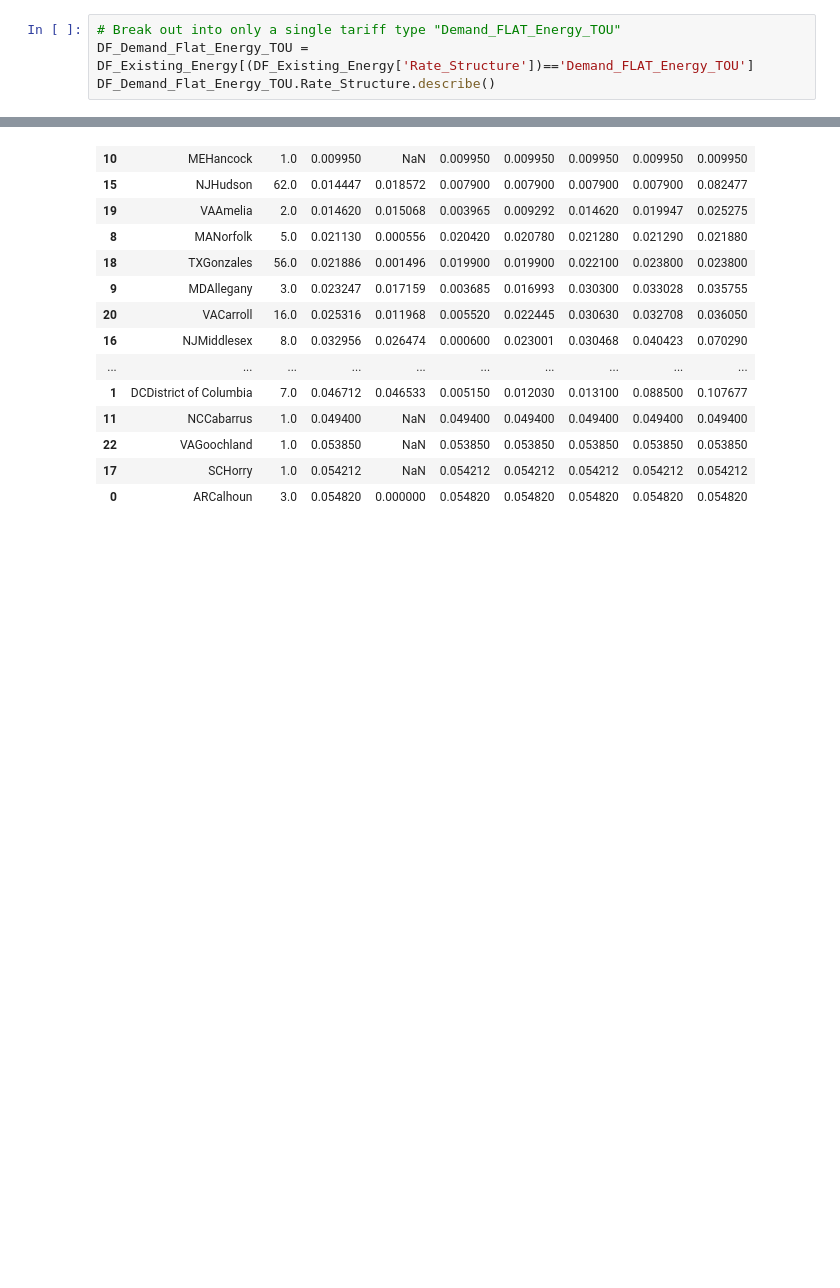
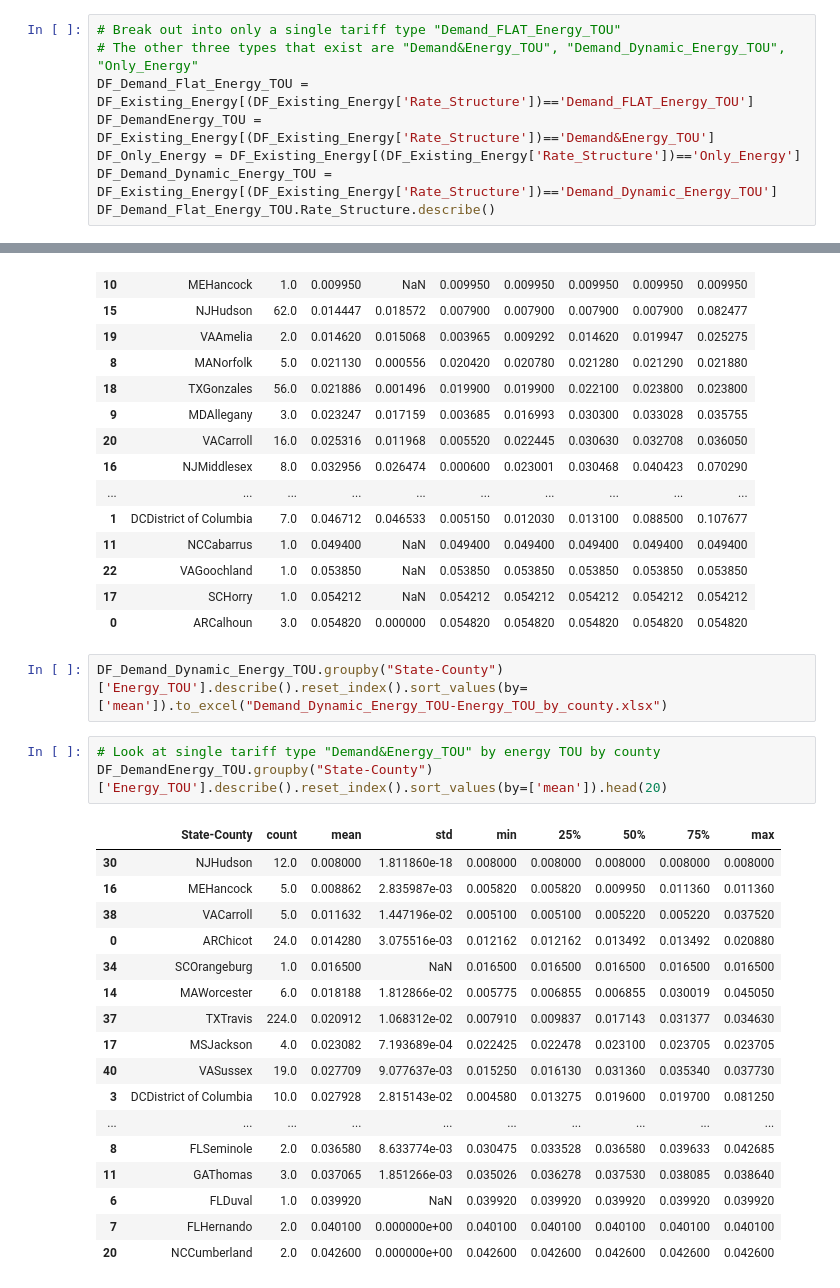
Before and after one commit to Protagonist888/TariffDB_Filter, a Jupyter notebook: Violin Chart Creator.ipynb, the cells around one changed output, grey strips where cells are left out. Saved outputs shown, nothing was run; the diff lists cells and outputs as text; blank space fills up the shorter version.

```diff
--- a/Violin Chart Creator.ipynb
+++ b/Violin Chart Creator.ipynb
@@ -98,6 +98,10 @@ sns.despine()
 [figure]
 # %%
 # Break out into only a single tariff type "Demand_FLAT_Energy_TOU"
+# The other three types that exist are "Demand&Energy_TOU", "Demand_Dynamic_Energy_TOU", "Only_Energy"
 DF_Demand_Flat_Energy_TOU = DF_Existing_Energy[(DF_Existing_Energy['Rate_Structure'])=='Demand_FLAT_Energy_TOU']
+DF_DemandEnergy_TOU = DF_Existing_Energy[(DF_Existing_Energy['Rate_Structure'])=='Demand&Energy_TOU']
+DF_Only_Energy = DF_Existing_Energy[(DF_Existing_Energy['Rate_Structure'])=='Only_Energy']
+DF_Demand_Dynamic_Energy_TOU = DF_Existing_Energy[(DF_Existing_Energy['Rate_Structure'])=='Demand_Dynamic_Energy_TOU']
 DF_Demand_Flat_Energy_TOU.Rate_Structure.describe()
 # %% [output]
@@ -281,3 +271,26 @@ DF_Demand_Dynamic_Energy_TOU.groupby("State-County")['Energy_TOU'].describe().re
 | 22 | VAGoochland | 1.0 | 0.053850 | NaN | 0.053850 | 0.053850 | 0.053850 | 0.053850 | 0.053850 |
 | 17 | SCHorry | 1.0 | 0.054212 | NaN | 0.054212 | 0.054212 | 0.054212 | 0.054212 | 0.054212 |
 | 0 | ARCalhoun | 3.0 | 0.054820 | 0.000000 | 0.054820 | 0.054820 | 0.054820 | 0.054820 | 0.054820 |
+# %%
+DF_Demand_Dynamic_Energy_TOU.groupby("State-County")['Energy_TOU'].describe().reset_index().sort_values(by=['mean']).to_excel("Demand_Dynamic_Energy_TOU-Energy_TOU_by_county.xlsx")
+# %%
+# Look at single tariff type "Demand&Energy_TOU" by energy TOU by county
+DF_DemandEnergy_TOU.groupby("State-County")['Energy_TOU'].describe().reset_index().sort_values(by=['mean']).head(20)
+# %% [output]
+|  | State-County | count | mean | std | min | 25% | 50% | 75% | max |
+| 30 | NJHudson | 12.0 | 0.008000 | 1.811860e-18 | 0.008000 | 0.008000 | 0.008000 | 0.008000 | 0.008000 |
+| 16 | MEHancock | 5.0 | 0.008862 | 2.835987e-03 | 0.005820 | 0.005820 | 0.009950 | 0.011360 | 0.011360 |
+| 38 | VACarroll | 5.0 | 0.011632 | 1.447196e-02 | 0.005100 | 0.005100 | 0.005220 | 0.005220 | 0.037520 |
+| 0 | ARChicot | 24.0 | 0.014280 | 3.075516e-03 | 0.012162 | 0.012162 | 0.013492 | 0.013492 | 0.020880 |
+| 34 | SCOrangeburg | 1.0 | 0.016500 | NaN | 0.016500 | 0.016500 | 0.016500 | 0.016500 | 0.016500 |
+| 14 | MAWorcester | 6.0 | 0.018188 | 1.812866e-02 | 0.005775 | 0.006855 | 0.006855 | 0.030019 | 0.045050 |
+| 37 | TXTravis | 224.0 | 0.020912 | 1.068312e-02 | 0.007910 | 0.009837 | 0.017143 | 0.031377 | 0.034630 |
+| 17 | MSJackson | 4.0 | 0.023082 | 7.193689e-04 | 0.022425 | 0.022478 | 0.023100 | 0.023705 | 0.023705 |
+| 40 | VASussex | 19.0 | 0.027709 | 9.077637e-03 | 0.015250 | 0.016130 | 0.031360 | 0.035340 | 0.037730 |
+| 3 | DCDistrict of Columbia | 10.0 | 0.027928 | 2.815143e-02 | 0.004580 | 0.013275 | 0.019600 | 0.019700 | 0.081250 |
+| ... | ... | ... | ... | ... | ... | ... | ... | ... | ... |
+| 8 | FLSeminole | 2.0 | 0.036580 | 8.633774e-03 | 0.030475 | 0.033528 | 0.036580 | 0.039633 | 0.042685 |
+| 11 | GAThomas | 3.0 | 0.037065 | 1.851266e-03 | 0.035026 | 0.036278 | 0.037530 | 0.038085 | 0.038640 |
+| 6 | FLDuval | 1.0 | 0.039920 | NaN | 0.039920 | 0.039920 | 0.039920 | 0.039920 | 0.039920 |
+| 7 | FLHernando | 2.0 | 0.040100 | 0.000000e+00 | 0.040100 | 0.040100 | 0.040100 | 0.040100 | 0.040100 |
+| 20 | NCCumberland | 2.0 | 0.042600 | 0.000000e+00 | 0.042600 | 0.042600 | 0.042600 | 0.042600 | 0.042600 |
```
Also changed, not shown: parts of 11 cells of this notebook.
